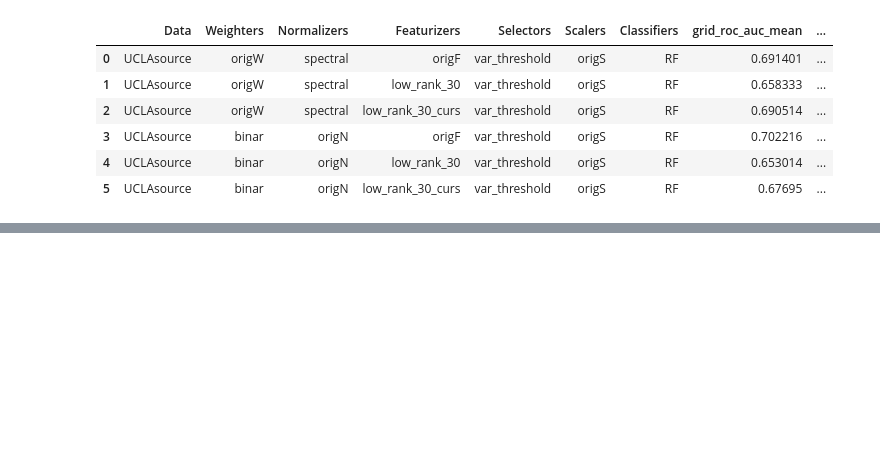
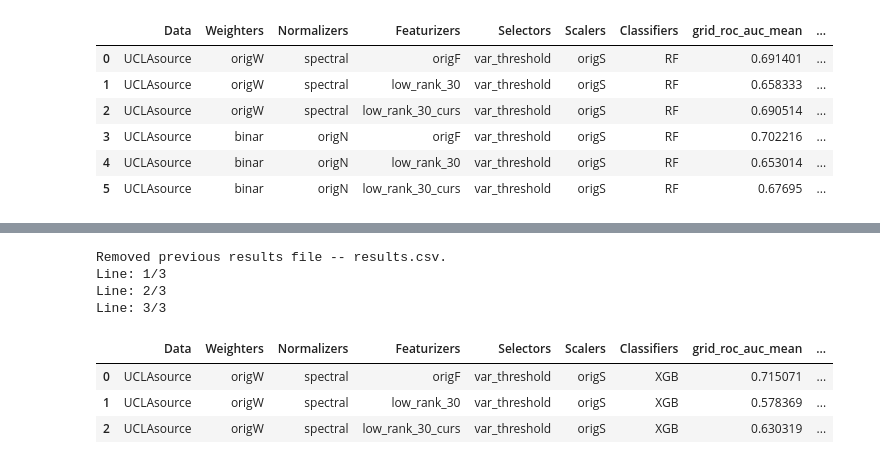
Before and after one commit to Tismoney/PRNI2016, a Jupyter notebook: LowRankAlgoritm.ipynb, the cells around one changed output, grey strips where cells are left out. Drawn from its saved outputs; the diff is of its cells as text; code cells hidden in the pictures; blank space fills up the shorter version.

```diff
--- a/LowRankAlgoritm.ipynb
+++ b/LowRankAlgoritm.ipynb
@@ -1125,0 +1230,14 @@ result
+# %%
+result = pipe.get_results('Data/dti/', caching_steps=['Data', 'Weighters', 'Normalizers', 'Featurizers'], scoring=['roc_auc'])
+# %% [output]
+Removed previous results file -- results.csv.
+Line: 1/3
+Line: 2/3
+Line: 3/3
+# %%
+result
+# %% [output]
+|  | Data | Weighters | Normalizers | Featurizers | Selectors | Scalers | Classifiers | grid_roc_auc_mean | ... |
+| 0 | UCLAsource | origW | spectral | origF | var_threshold | origS | XGB | 0.715071 | ... |
+| 1 | UCLAsource | origW | spectral | low_rank_30 | var_threshold | origS | XGB | 0.578369 | ... |
+| 2 | UCLAsource | origW | spectral | low_rank_30_curs | var_threshold | origS | XGB | 0.630319 | ... |
```
Also changed, not shown: parts of 4 cells of this notebook.
